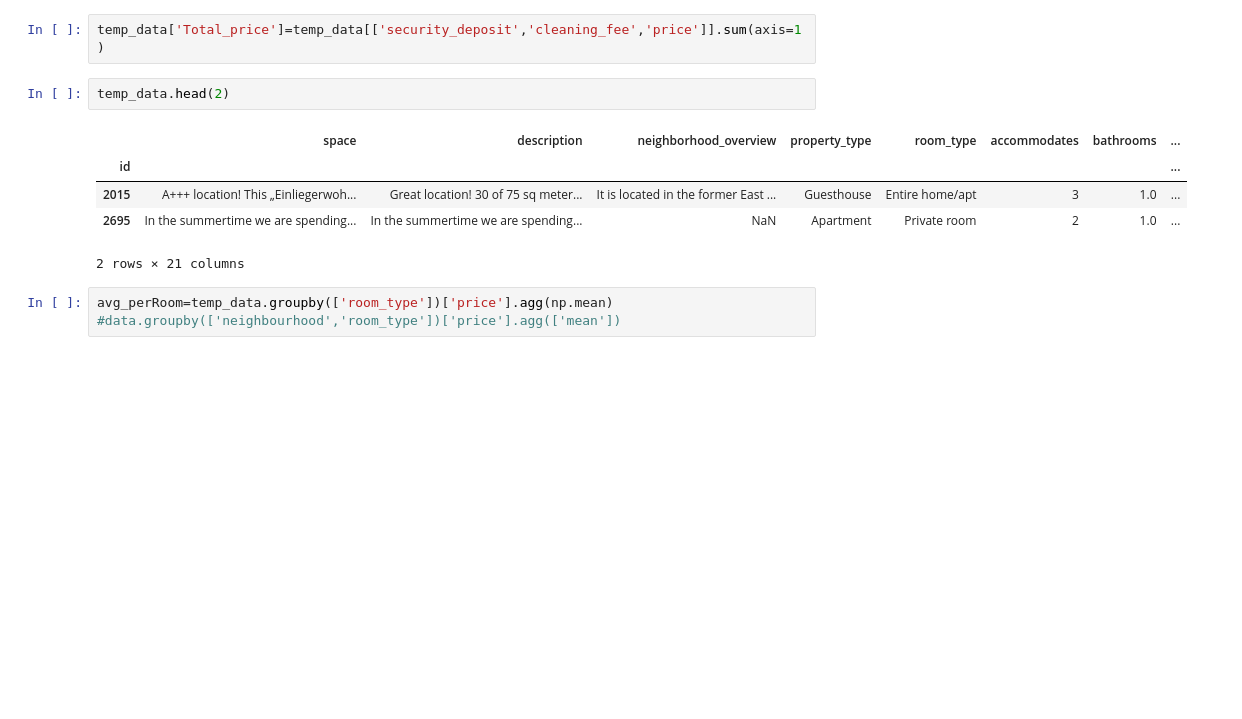
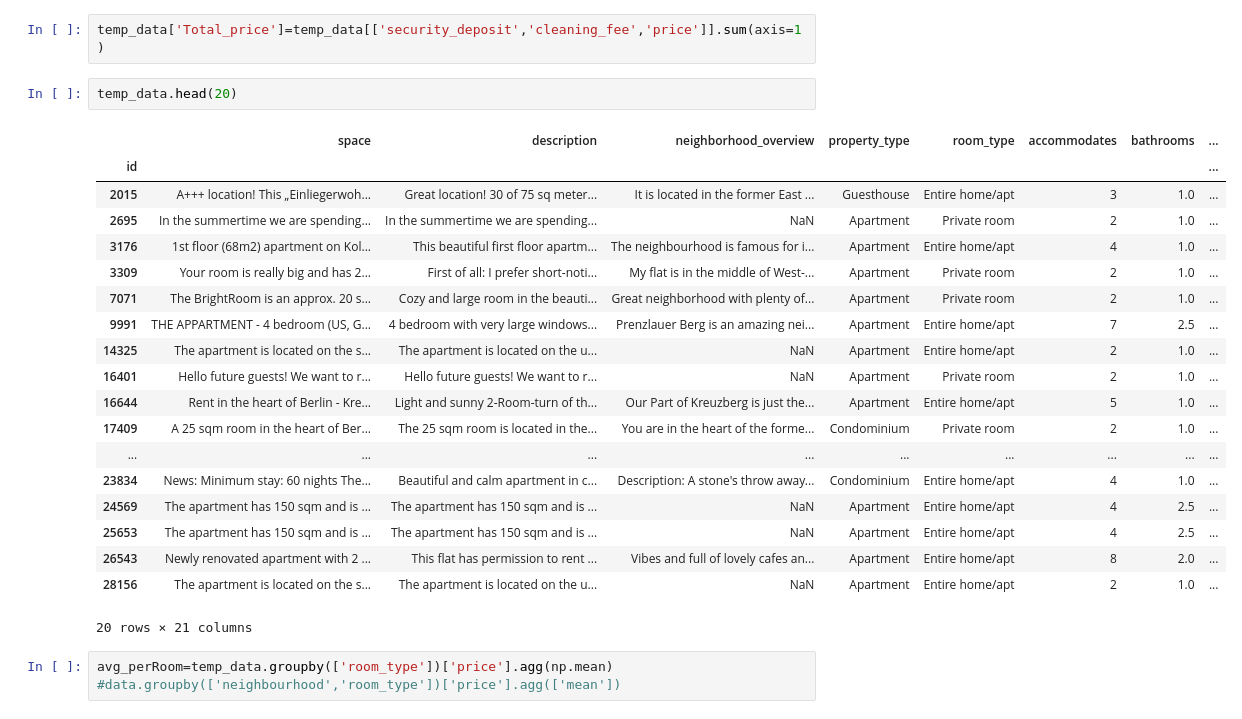
Before and after one commit to shitalajagekar/DataScience, a Jupyter notebook: berlin-airline-listing_review.ipynb, the cells around one changed output. Cells and saved outputs as stored; diff of their text form; blank space fills up the shorter version.

Commit message:
Initial EDA of berlin-airline-listing_review

```diff
--- a/berlin-airline-listing_review.ipynb
+++ b/berlin-airline-listing_review.ipynb
@@ -242,13 +243,27 @@ temp_data[['price','security_deposit','cleaning_fee']]=temp_data[['price','secur
 # %%
 temp_data['Total_price']=temp_data[['security_deposit','cleaning_fee','price']].sum(axis=1)
 # %%
-temp_data.head(2)
+temp_data.head(20)
 # %% [output]
 |  | space | description | neighborhood_overview | property_type | room_type | accommodates | bathrooms | ... |
 | id |  |  |  |  |  |  |  | ... |
 | 2015 | A+++ location! This „Einliegerwoh... | Great location! 30 of 75 sq meter... | It is located in the former East ... | Guesthouse | Entire home/apt | 3 | 1.0 | ... |
 | 2695 | In the summertime we are spending... | In the summertime we are spending... | NaN | Apartment | Private room | 2 | 1.0 | ... |
+| 3176 | 1st floor (68m2) apartment on Kol... | This beautiful first floor apartm... | The neighbourhood is famous for i... | Apartment | Entire home/apt | 4 | 1.0 | ... |
+| 3309 | Your room is really big and has 2... | First of all: I prefer short-noti... | My flat is in the middle of West-... | Apartment | Private room | 2 | 1.0 | ... |
+| 7071 | The BrightRoom is an approx. 20 s... | Cozy and large room in the beauti... | Great neighborhood with plenty of... | Apartment | Private room | 2 | 1.0 | ... |
+| 9991 | THE APPARTMENT - 4 bedroom (US, G... | 4 bedroom with very large windows... | Prenzlauer Berg is an amazing nei... | Apartment | Entire home/apt | 7 | 2.5 | ... |
+| 14325 | The apartment is located on the s... | The apartment is located on the u... | NaN | Apartment | Entire home/apt | 2 | 1.0 | ... |
+| 16401 | Hello future guests! We want to r... | Hello future guests! We want to r... | NaN | Apartment | Private room | 2 | 1.0 | ... |
+| 16644 | Rent in the heart of Berlin - Kre... | Light and sunny 2-Room-turn of th... | Our Part of Kreuzberg is just the... | Apartment | Entire home/apt | 5 | 1.0 | ... |
+| 17409 | A 25 sqm room in the heart of Ber... | The 25 sqm room is located in the... | You are in the heart of the forme... | Condominium | Private room | 2 | 1.0 | ... |
+| ... | ... | ... | ... | ... | ... | ... | ... | ... |
+| 23834 | News: Minimum stay: 60 nights The... | Beautiful and calm apartment in c... | Description: A stone's throw away... | Condominium | Entire home/apt | 4 | 1.0 | ... |
+| 24569 | The apartment has 150 sqm and is ... | The apartment has 150 sqm and is ... | NaN | Apartment | Entire home/apt | 4 | 2.5 | ... |
+| 25653 | The apartment has 150 sqm and is ... | The apartment has 150 sqm and is ... | NaN | Apartment | Entire home/apt | 4 | 2.5 | ... |
+| 26543 | Newly renovated apartment with 2 ... | This flat has permission to rent ... | Vibes and full of lovely cafes an... | Apartment | Entire home/apt | 8 | 2.0 | ... |
+| 28156 | The apartment is located on the s... | The apartment is located on the u... | NaN | Apartment | Entire home/apt | 2 | 1.0 | ... |
-2 rows × 21 columns
+20 rows × 21 columns
 # %%
 avg_perRoom=temp_data.groupby(['room_type'])['price'].agg(np.mean)
 #data.groupby(['neighbourhood','room_type'])['price'].agg(['mean'])
```
Also changed, not shown: parts of 11 cells of this notebook.
